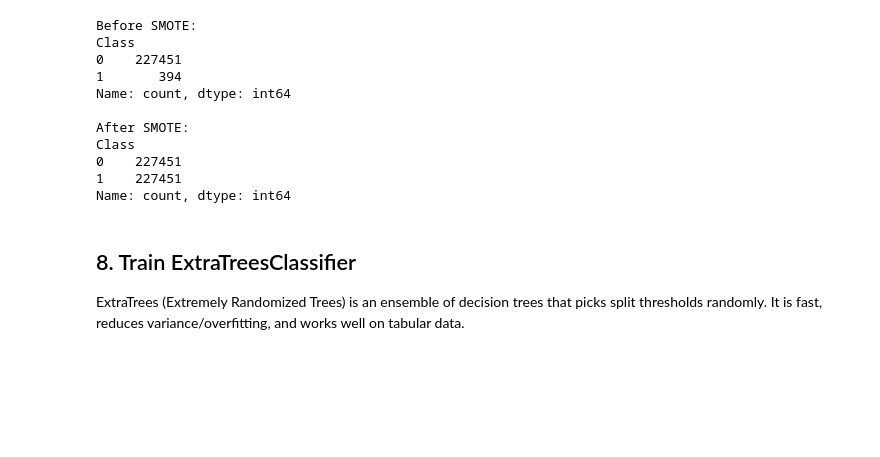
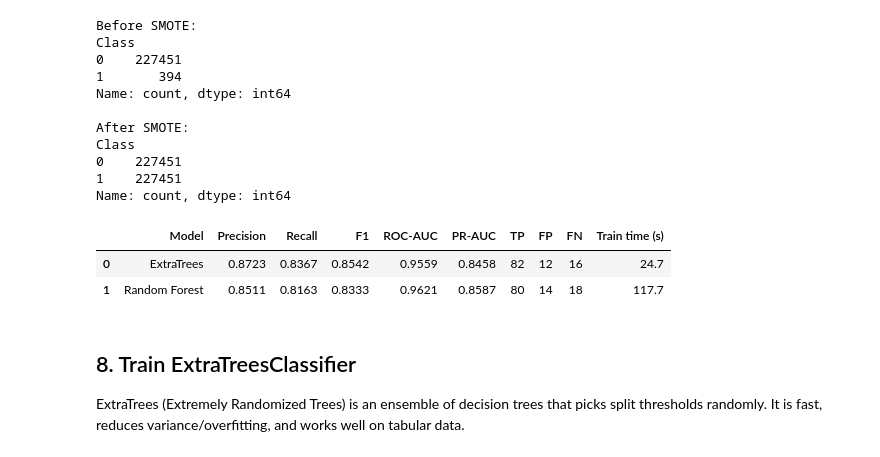
Before and after one commit to srijakothakonda/creditcard_Fraud-detection, a Jupyter notebook: credit_card_fraud_detection.ipynb, the cells around one changed output. Saved outputs shown, nothing was run; the diff lists cells and outputs as text; code cells hidden in the pictures; blank space fills up the shorter version.

```diff
--- a/credit_card_fraud_detection.ipynb
+++ b/credit_card_fraud_detection.ipynb
@@ -195,6 +195,45 @@ Class
 0    227451
 1    227451
 Name: count, dtype: int64
+# %%
+import time
+from sklearn.ensemble import RandomForestClassifier
+
+def evaluate(name, clf, fit_time):
+    pred = clf.predict(X_test)
+    prob = clf.predict_proba(X_test)[:, 1]
+    tn_, fp_, fn_, tp_ = confusion_matrix(y_test, pred).ravel()
+    return {
+        "Model": name,
+        "Precision": round(precision_score(y_test, pred), 4),
+        "Recall": round(recall_score(y_test, pred), 4),
+        "F1": round(f1_score(y_test, pred), 4),
+        "ROC-AUC": round(roc_auc_score(y_test, prob), 4),
+        "PR-AUC": round(average_precision_score(y_test, prob), 4),
+        "TP": tp_, "FP": fp_, "FN": fn_,
+        "Train time (s)": round(fit_time, 1),
+    }
+
+# Same settings for both models so the comparison is fair
+t0 = time.time()
+et_model = ExtraTreesClassifier(n_estimators=20, random_state=RANDOM_STATE, n_jobs=-1)
+et_model.fit(X_train_smote, y_train_smote)
+et_time = time.time() - t0
+
+t0 = time.time()
+rf_model = RandomForestClassifier(n_estimators=20, random_state=RANDOM_STATE, n_jobs=-1)
+rf_model.fit(X_train_smote, y_train_smote)
+rf_time = time.time() - t0
+
+comparison = pd.DataFrame([
+    evaluate("ExtraTrees", et_model, et_time),
+    evaluate("Random Forest", rf_model, rf_time),
+])
+comparison
+# %% [output]
+|  | Model | Precision | Recall | F1 | ROC-AUC | PR-AUC | TP | FP | FN | Train time (s) |
+| 0 | ExtraTrees | 0.8723 | 0.8367 | 0.8542 | 0.9559 | 0.8458 | 82 | 12 | 16 | 24.7 |
+| 1 | Random Forest | 0.8511 | 0.8163 | 0.8333 | 0.9621 | 0.8587 | 80 | 14 | 18 | 117.7 |
 # %% [markdown]
 ## 8. Train ExtraTreesClassifier
 ExtraTrees (Extremely Randomized Trees) is an ensemble of decision trees that picks split thresholds randomly. It is fast, reduces variance/overfitting, and works well on tabular data.
```
